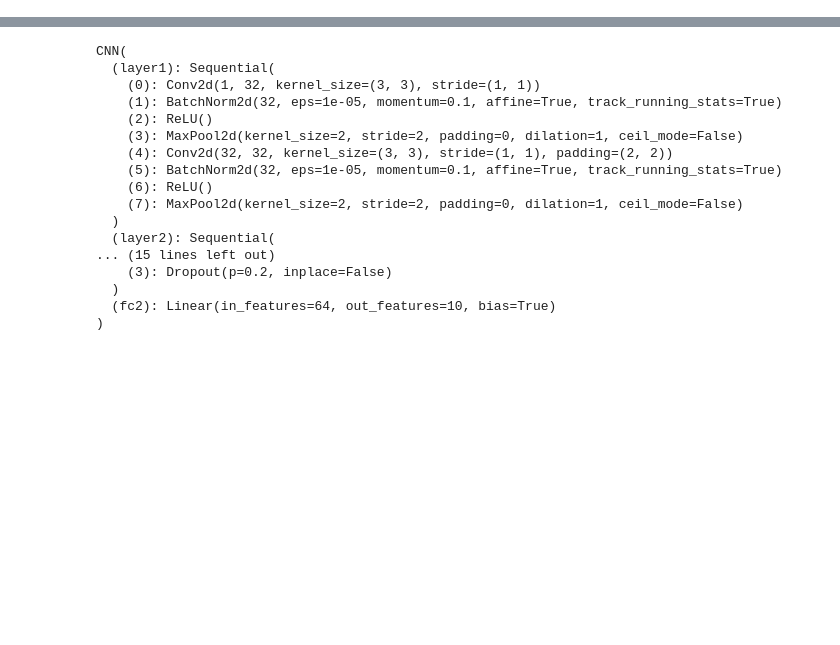
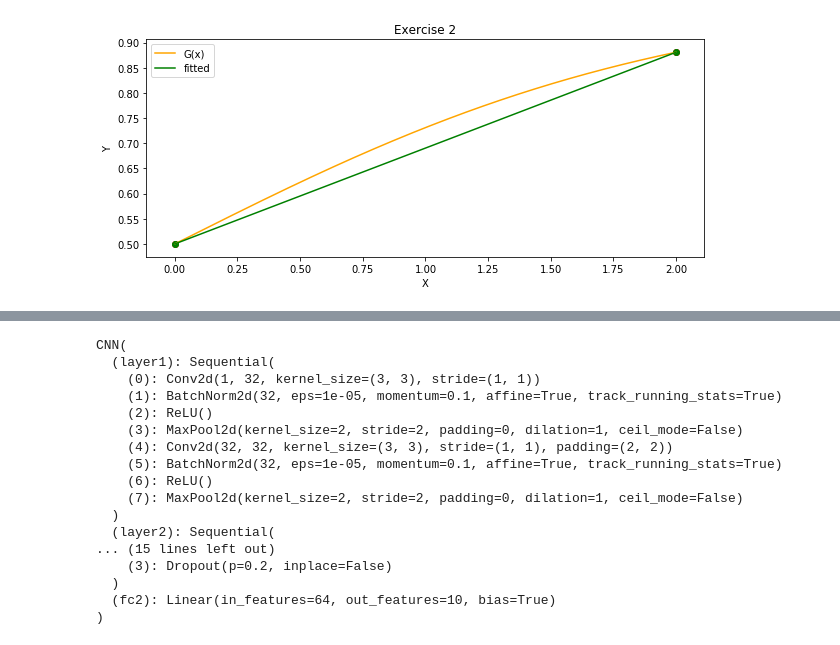
Before and after one commit to sreenivasanramesh/APM598, a Jupyter notebook: Assignment2/Homework2.ipynb, the cells around one changed output, grey strips where cells are left out. Drawn from its saved outputs; the diff is of its cells as text; code cells hidden in the pictures; blank space fills up the shorter version.

```diff
--- a/Assignment2/Homework2.ipynb
+++ b/Assignment2/Homework2.ipynb
@@ -402,0 +305,92 @@ Number of layers:
+# %%
+import torch
+from torch.autograd import Variable
+import torch.nn.functional as F
+import torch.utils.data as Data
+
+import matplotlib.pyplot as plt
+%matplotlib inline
+
+import numpy as np
+
+'''Define any function to be used as input'''
+gx = lambda x: 1 / (1 + np.exp(-x))
+#gx = lambda x: np.sin(2 * np.pi * x)
+
+def get_n_data_points(gx, start, end, num_points, x=None):
+    '''Either pass num_points to use linspace to sample,
+       or x can be passed manually to override with selected points'''
+    if not x:
+      x = torch.unsqueeze(torch.linspace(start, end, num_points), dim=1)
+    y = torch.unsqueeze(torch.from_numpy(np.array([gx(x[i]) for i in range(len(x))])), dim=1)
+    return x, y
+
+def get_plotting_points(gx, start, end, num_points, x=None):
+    '''This function gets say 500 points to plot the function g(x) on the graph'''
+    x = torch.unsqueeze(torch.linspace(start, end, 500), dim=1)
+    y = torch.unsqueeze(torch.from_numpy(np.array([gx(x[i]) for i in range(len(x))])), dim=1)
+    return x, y
+
+
+#2 layer Neural Network with a one hidden layer
+class Net(torch.nn.Module):
+    def __init__(self, n_feature, n_hidden1, n_output):
+        super(Net, self).__init__()
+        self.hidden1 = torch.nn.Linear(n_feature, n_hidden1)
+        self.predict = torch.nn.Linear(n_hidden1, n_output)
+
+    def forward(self, x):
+        x = F.relu(self.hidden1(x)) # ReLU activation
+        x = self.predict(x)
+        return x
+
+def piecewise_linear(gx, start, end, num_points):
+    x, y = get_n_data_points(gx, start=start, end=end, num_points=num_points)
+    x, y = Variable(x), Variable(y)
+    #width = num + 1
+    net = Net(n_feature=1, n_hidden1=num_points+1, n_output=1)#.cuda()
+    optimizer = torch.optim.Adam(net.parameters(), lr=0.01)
+    loss_func = torch.nn.MSELoss()
+    print(net)
+    print('training the network...')
+    for epoch in range(1, 10000):
+        net.train()
+        optimizer.zero_grad()
+        pred = net(x)
+        loss = loss_func(pred, y)
+        loss.backward()
+        optimizer.step()
+
+    y_pred = net(x)
+    p_x, p_y = get_plotting_points(gx, start, end, 100, x=None)
+
+    # view data
+    plt.figure(figsize=(10,4))
+    plt.plot(p_x.data.numpy(), p_y.data.numpy(), color = "orange", label='''G(x)''')
+    plt.scatter(x.data.numpy(), y.data.numpy(), color = "red")
+    plt.scatter(x.data.numpy(), y_pred.data.numpy(), color = "green")
+    plt.plot(x.data.numpy(), y_pred.data.numpy(), color = "green", label='''fitted''')
+    plt.title('Exercise 2')
+    plt.xlabel('X')
+    plt.ylabel('Y')
+    plt.legend()
+    plt.show()
+    del net
+
+def ex_2a():
+    print('Exercise 2a:')
+    piecewise_linear(gx, start=0, end=2, num_points=2)
+
+def ex_2b():
+    print('Exercise 2b:')
+    piecewise_linear(gx, start=0, end=2, num_points=3)
+
+def ex_2c():
+    print('Exercise 2c:')
+    piecewise_linear(gx, start=0, end=2, num_points=15)
+
+
+ex_2a()
+ex_2b()
+ex_2c()
+# %% [output]
@@ -402,0 +403 @@ Number of layers:
+[figure, added]
```
Also changed, not shown: parts of 22 cells of this notebook.
